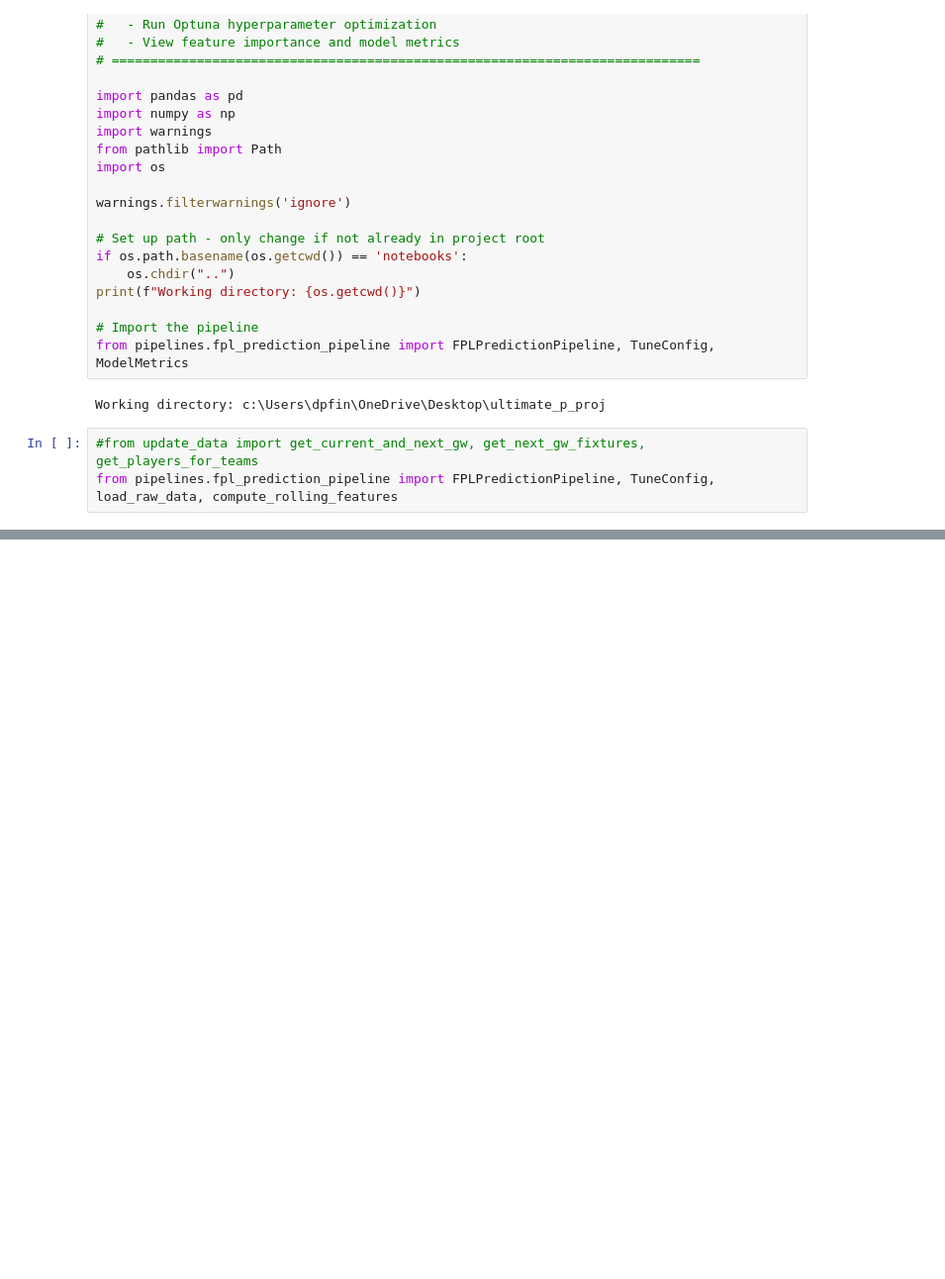
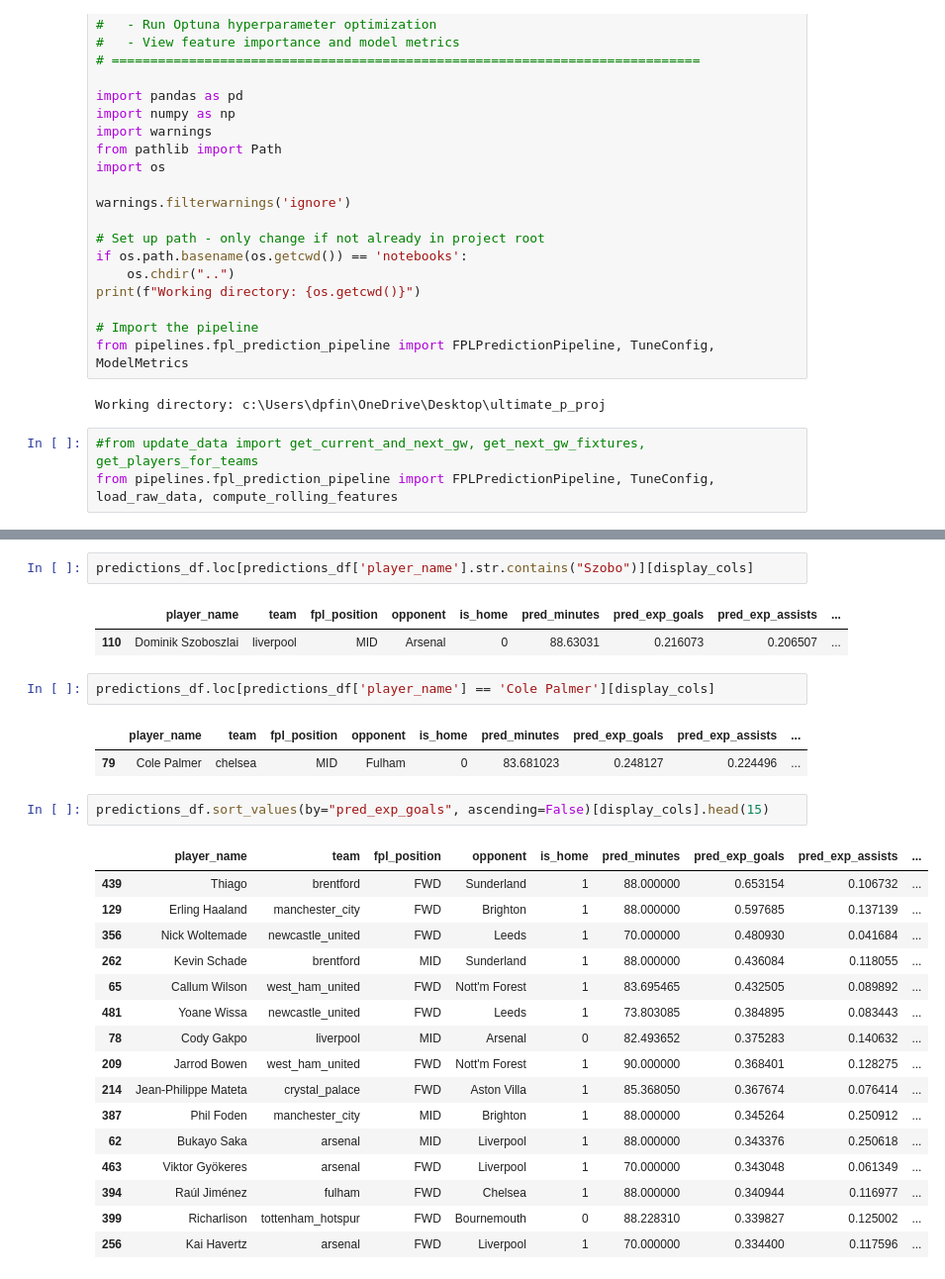
Before and after one commit to danielfindley/fpl_projections, a Jupyter notebook: notebooks/tune_models.ipynb, the cells around one changed output, grey strips where cells are left out. Shown at 99% size. Cells and saved outputs as stored; diff of their text form; blank space fills up the shorter version.

```diff
--- a/notebooks/tune_models.ipynb
+++ b/notebooks/tune_models.ipynb
@@ -423,0 +533,29 @@ data.loc[data['web_name'].str.contains('Fernandes')]
+# %%
+predictions_df.loc[predictions_df['player_name'].str.contains("Szobo")][display_cols]
+# %% [output]
+|  | player_name | team | fpl_position | opponent | is_home | pred_minutes | pred_exp_goals | pred_exp_assists | ... |
+| 110 | Dominik Szoboszlai | liverpool | MID | Arsenal | 0 | 88.63031 | 0.216073 | 0.206507 | ... |
+# %%
+predictions_df.loc[predictions_df['player_name'] == 'Cole Palmer'][display_cols]
+# %% [output]
+|  | player_name | team | fpl_position | opponent | is_home | pred_minutes | pred_exp_goals | pred_exp_assists | ... |
+| 79 | Cole Palmer | chelsea | MID | Fulham | 0 | 83.681023 | 0.248127 | 0.224496 | ... |
+# %%
+predictions_df.sort_values(by="pred_exp_goals", ascending=False)[display_cols].head(15)
+# %% [output]
+|  | player_name | team | fpl_position | opponent | is_home | pred_minutes | pred_exp_goals | pred_exp_assists | ... |
+| 439 | Thiago | brentford | FWD | Sunderland | 1 | 88.000000 | 0.653154 | 0.106732 | ... |
+| 129 | Erling Haaland | manchester_city | FWD | Brighton | 1 | 88.000000 | 0.597685 | 0.137139 | ... |
+| 356 | Nick Woltemade | newcastle_united | FWD | Leeds | 1 | 70.000000 | 0.480930 | 0.041684 | ... |
+| 262 | Kevin Schade | brentford | MID | Sunderland | 1 | 88.000000 | 0.436084 | 0.118055 | ... |
+| 65 | Callum Wilson | west_ham_united | FWD | Nott'm Forest | 1 | 83.695465 | 0.432505 | 0.089892 | ... |
+| 481 | Yoane Wissa | newcastle_united | FWD | Leeds | 1 | 73.803085 | 0.384895 | 0.083443 | ... |
+| 78 | Cody Gakpo | liverpool | MID | Arsenal | 0 | 82.493652 | 0.375283 | 0.140632 | ... |
+| 209 | Jarrod Bowen | west_ham_united | FWD | Nott'm Forest | 1 | 90.000000 | 0.368401 | 0.128275 | ... |
+| 214 | Jean-Philippe Mateta | crystal_palace | FWD | Aston Villa | 1 | 85.368050 | 0.367674 | 0.076414 | ... |
+| 387 | Phil Foden | manchester_city | MID | Brighton | 1 | 88.000000 | 0.345264 | 0.250912 | ... |
+| 62 | Bukayo Saka | arsenal | MID | Liverpool | 1 | 88.000000 | 0.343376 | 0.250618 | ... |
+| 463 | Viktor Gyökeres | arsenal | FWD | Liverpool | 1 | 70.000000 | 0.343048 | 0.061349 | ... |
+| 394 | Raúl Jiménez | fulham | FWD | Chelsea | 1 | 88.000000 | 0.340944 | 0.116977 | ... |
+| 399 | Richarlison | tottenham_hotspur | FWD | Bournemouth | 0 | 88.228310 | 0.339827 | 0.125002 | ... |
+| 256 | Kai Havertz | arsenal | FWD | Liverpool | 1 | 70.000000 | 0.334400 | 0.117596 | ... |
```
Also changed, not shown: parts of 15 cells of this notebook, 18 other files.
